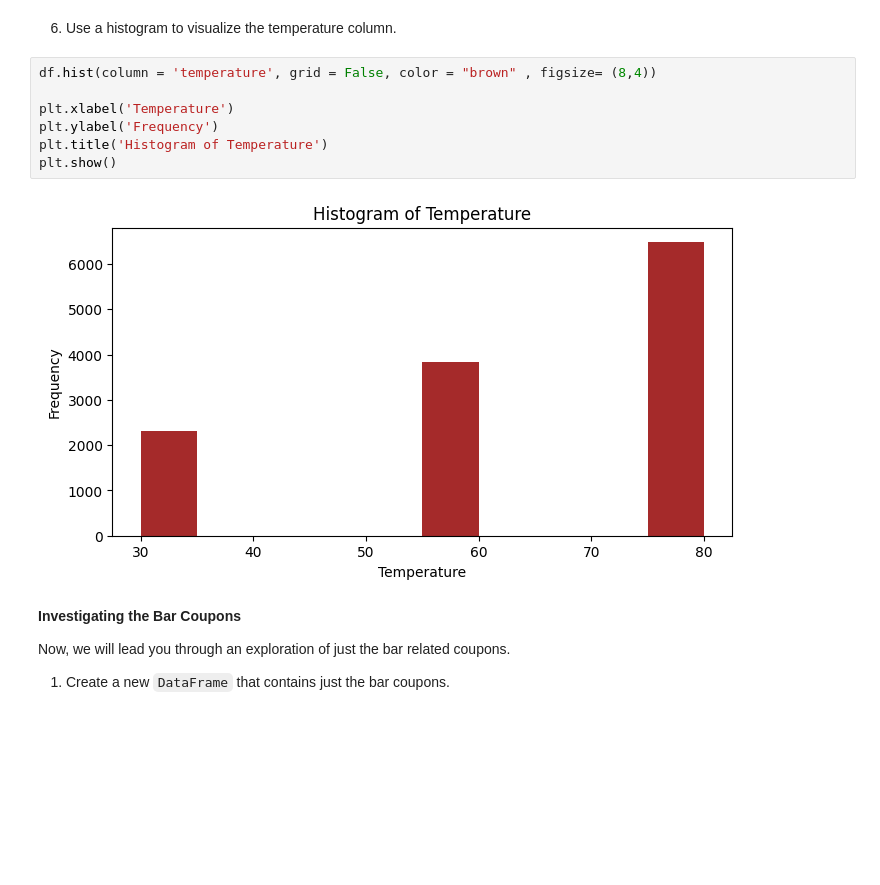
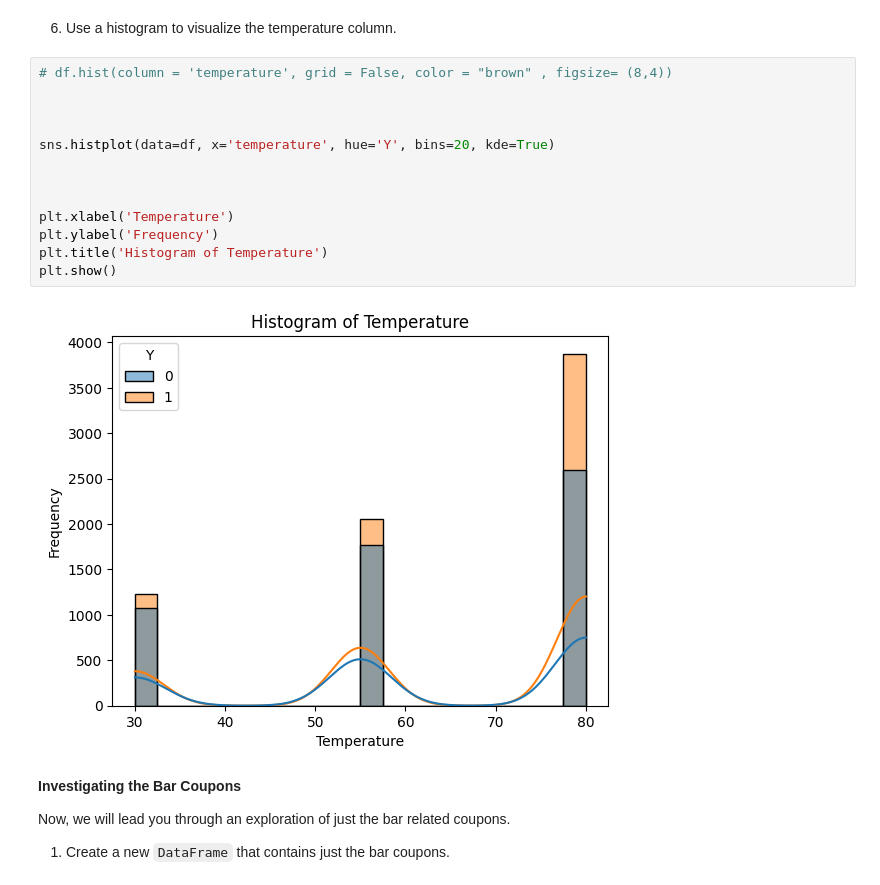
Before and after one commit to PRAVSEN/coupon-acceptance-predication, a Jupyter notebook: Coupon_Acceptance.ipynb, the cells around one changed output. Saved outputs shown, nothing was run; the diff lists cells and outputs as text; blank space fills up the shorter version.

```diff
--- a/Coupon_Acceptance.ipynb
+++ b/Coupon_Acceptance.ipynb
@@ -192,14 +192,20 @@ plt.show()
 # %% [markdown]
 6. Use a histogram to visualize the temperature column.
 # %%
-df.hist(column = 'temperature', grid = False, color = "brown" , figsize= (8,4))
+# df.hist(column = 'temperature', grid = False, color = "brown" , figsize= (8,4))
+
+
+
+sns.histplot(data=df, x='temperature', hue='Y', bins=20, kde=True)
+
+
 
 plt.xlabel('Temperature')
 plt.ylabel('Frequency')
 plt.title('Histogram of Temperature')
 plt.show()
 # %% [output]
-[figure, old version]
+[figure, new version]
 # %% [markdown]
 **Investigating the Bar Coupons**
 
```
